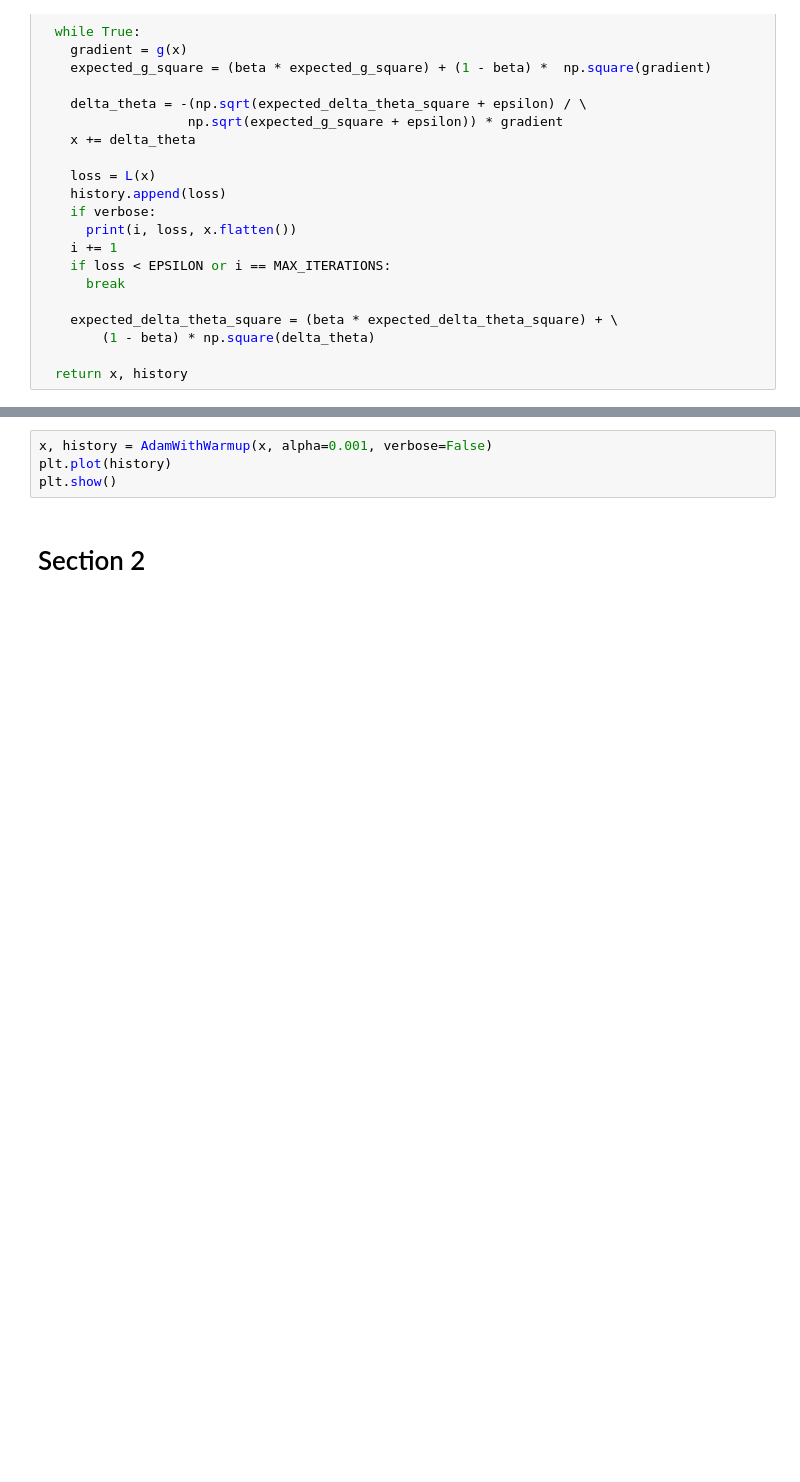
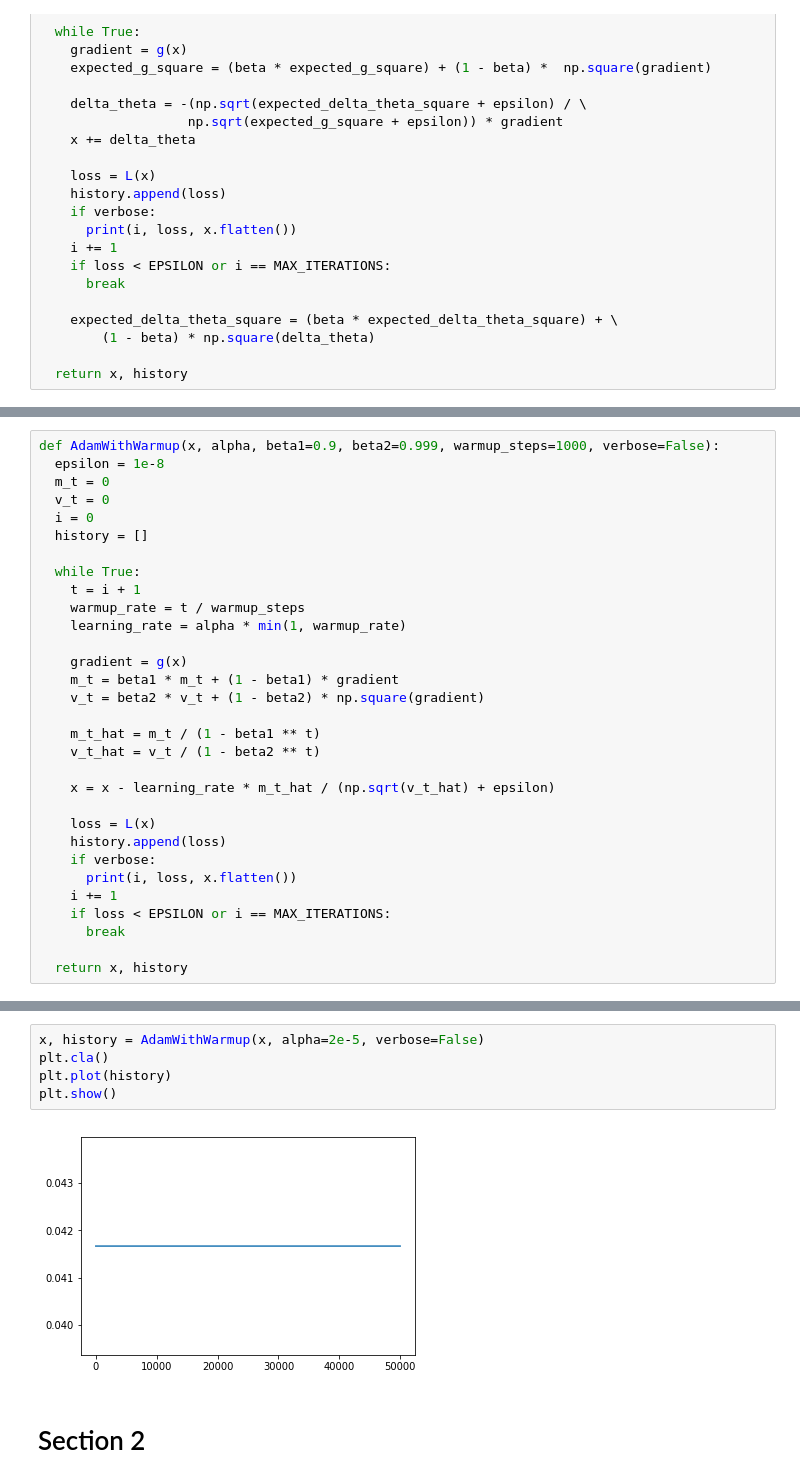
Before and after one commit to oopDaniel/Deep-learning-labs, a Jupyter notebook: Lab3/Lab3_all.ipynb, the cells around one changed output, grey strips where cells are left out. Drawn from its saved outputs; the diff is of its cells as text; blank space fills up the shorter version.

```diff
--- a/Lab3/Lab3_all.ipynb
+++ b/Lab3/Lab3_all.ipynb
@@ -122 +120,32 @@ def AdamWithWarmup(x, alpha, beta1, beta2, verbose=False):
+# %%
+def AdamWithWarmup(x, alpha, beta1=0.9, beta2=0.999, warmup_steps=1000, verbose=False):
+  epsilon = 1e-8
+  m_t = 0
+  v_t = 0
+  i = 0
+  history = []
+
+  while True:
+    t = i + 1
+    warmup_rate = t / warmup_steps
+    learning_rate = alpha * min(1, warmup_rate)
+
+    gradient = g(x)
+    m_t = beta1 * m_t + (1 - beta1) * gradient
+    v_t = beta2 * v_t + (1 - beta2) * np.square(gradient)
+
+    m_t_hat = m_t / (1 - beta1 ** t)
+    v_t_hat = v_t / (1 - beta2 ** t)
+
+    x = x - learning_rate * m_t_hat / (np.sqrt(v_t_hat) + epsilon)
+
+    loss = L(x)
+    history.append(loss)
+    if verbose:
+      print(i, loss, x.flatten())
+    i += 1
+    if loss < EPSILON or i == MAX_ITERATIONS:
+      break
+
+  return x, history
 # %%
@@ -146,7 +179,10 @@ plt.show()
 # %%
-x, history = AdamWithWarmup(x, alpha=0.001, verbose=False)
+x, history = AdamWithWarmup(x, alpha=2e-5, verbose=False)
+plt.cla()
 plt.plot(history)
 plt.show()
+# %% [output]
+[figure, added]
 # %% [markdown]
 # Section 2
 # %%
```
Also changed, not shown: parts of 10 cells of this notebook.
